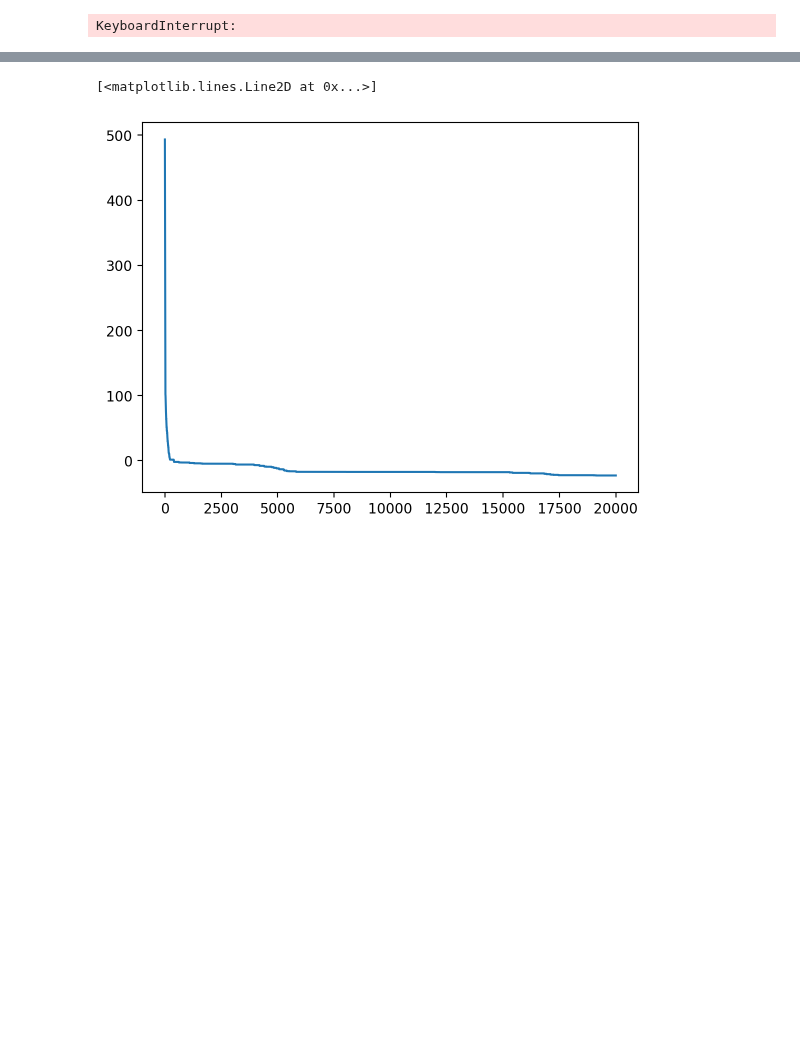
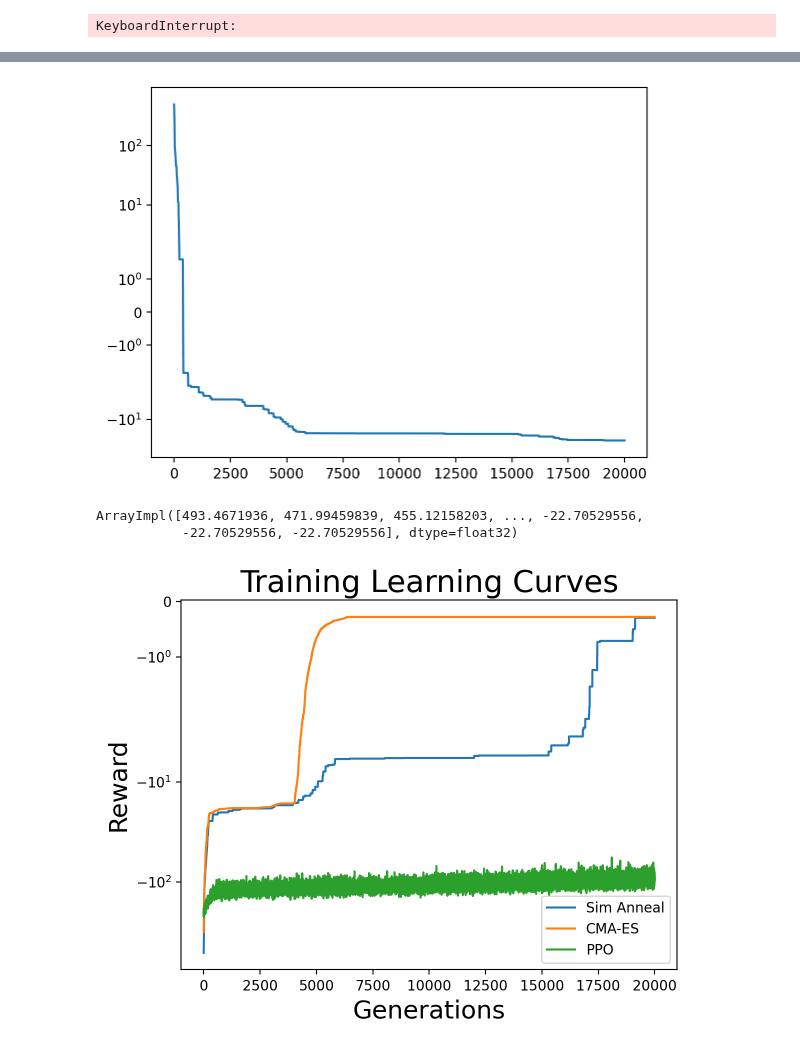
Before and after one commit to AnikenC/ReadoutWithRL, a Jupyter notebook: readoutWithRL/MLControl/genetic_example.ipynb, the cells around one changed output, grey strips where cells are left out. Saved outputs shown, nothing was run; the diff lists cells and outputs as text; code cells hidden in the pictures; blank space fills up the shorter version.

```diff
--- a/readoutWithRL/MLControl/genetic_example.ipynb
+++ b/readoutWithRL/MLControl/genetic_example.ipynb
@@ -376,5 +378,35 @@ plt.show()
 # %%
 plt.plot(fitness_list)
+plt.yscale('symlog')
 # %% [output]
-[<matplotlib.lines.Line2D at 0x...>]
-[figure, old version]
+[figure, new version]
+# %%
+cma_fitness_list = fitness_list
+# %%
+print(jnp.array_repr(jnp.array(fitness_list)))
+# %% [output]
+ArrayImpl([493.4671936, 471.99459839, 455.12158203, ..., -22.70529556,
+           -22.70529556, -22.70529556], dtype=float32)
+# %%
+sim_anneal_fitness_list = fitness_list
+
+sim_anneal_arr = jnp.array(sim_anneal_fitness_list)
+cma_arr = jnp.array(cma_fitness_list)
+# %%
+rng, _rng = jax.random.split(rng)
+noise = 10.0 * jax.random.normal(_rng, (20000, ))
+t = jnp.arange(20000)
+ppo_random_learning = -600 * jnp.exp(-(t + 1000.)**2 / (2 * 500.**2)) - 100. + noise
+ppo_random_learning += 30 * t / 20000
+
+plt.plot(-sim_anneal_arr - 23, label='Sim Anneal')
+plt.plot(-cma_arr - 23, label='CMA-ES')
+plt.plot(ppo_random_learning - 23., label='PPO')
+plt.xlabel('Generations', fontsize=18)
+plt.ylabel('Reward', fontsize=18)
+plt.title('Training Learning Curves', fontsize=22)
+plt.yscale('symlog')
+plt.legend()
+plt.show()
+# %% [output]
+[figure, added]
```
Also changed, not shown: parts of 10 cells of this notebook.
